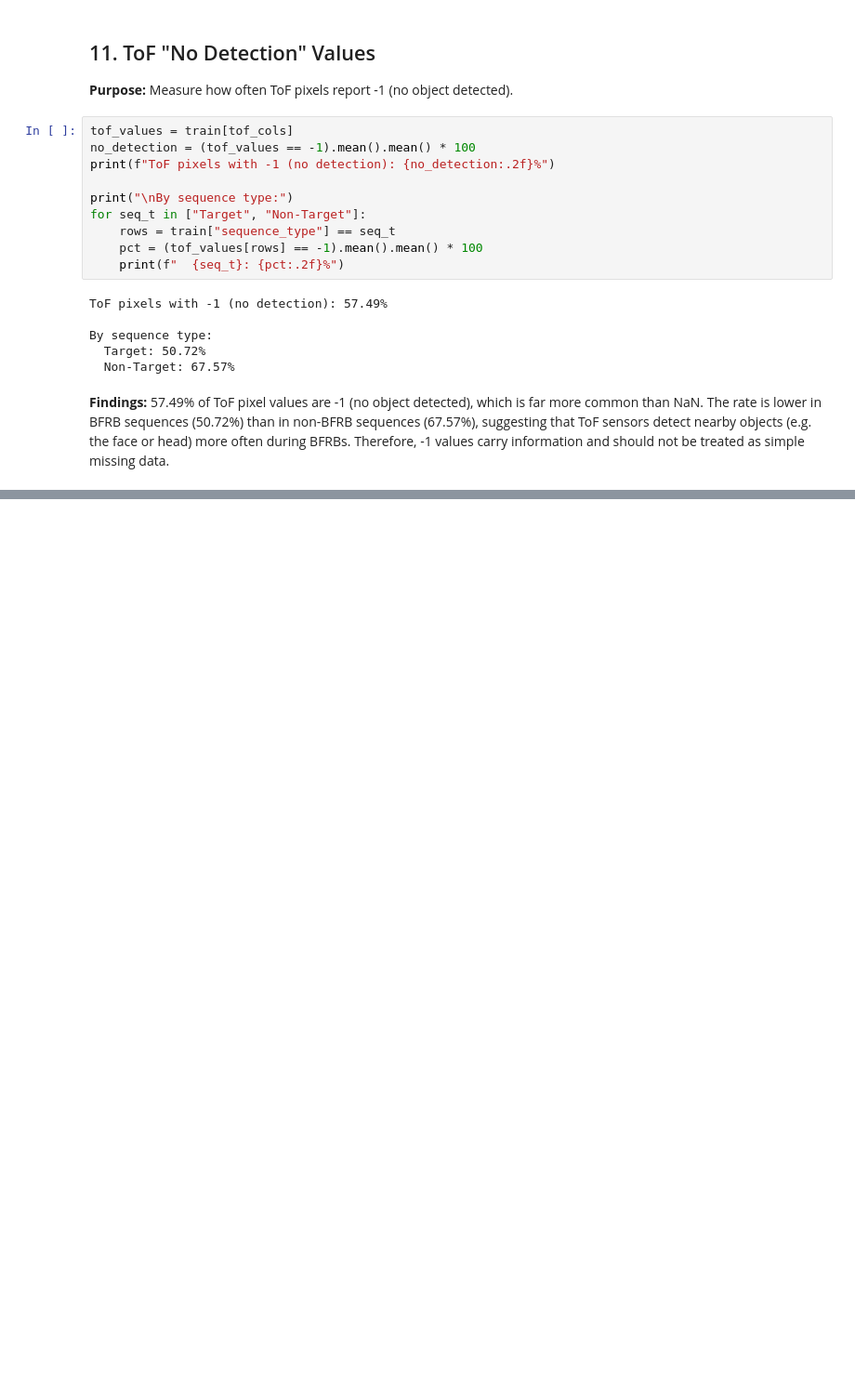
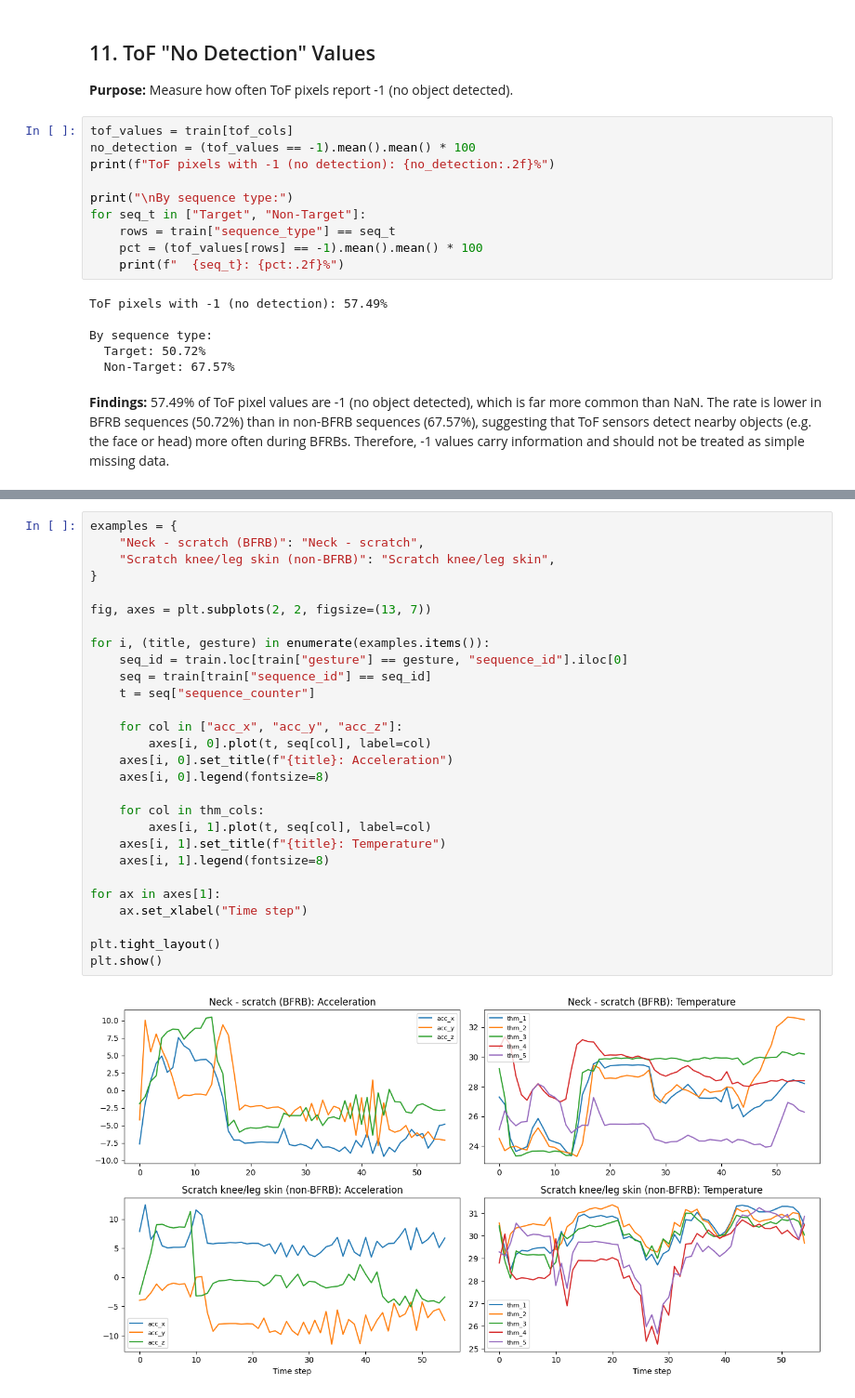
Before and after one commit to ezgitemur/GROUP18_CENG313, a Jupyter notebook: assignment1_eda_baseline.ipynb, the cells around one changed output, grey strips where cells are left out. Shown at 93% size. Cells and saved outputs as stored; diff of their text form; blank space fills up the shorter version.

Commit message:
Complete EDA: plots, missing values, ToF analysis, example signals, demographics

```diff
--- a/assignment1_eda_baseline.ipynb
+++ b/assignment1_eda_baseline.ipynb
@@ -222,0 +226,30 @@ By sequence type:
+# %%
+examples = {
+    "Neck - scratch (BFRB)": "Neck - scratch",
+    "Scratch knee/leg skin (non-BFRB)": "Scratch knee/leg skin",
+}
+
+fig, axes = plt.subplots(2, 2, figsize=(13, 7))
+
+for i, (title, gesture) in enumerate(examples.items()):
+    seq_id = train.loc[train["gesture"] == gesture, "sequence_id"].iloc[0]
+    seq = train[train["sequence_id"] == seq_id]
+    t = seq["sequence_counter"]
+
+    for col in ["acc_x", "acc_y", "acc_z"]:
+        axes[i, 0].plot(t, seq[col], label=col)
+    axes[i, 0].set_title(f"{title}: Acceleration")
+    axes[i, 0].legend(fontsize=8)
+
+    for col in thm_cols:
+        axes[i, 1].plot(t, seq[col], label=col)
+    axes[i, 1].set_title(f"{title}: Temperature")
+    axes[i, 1].legend(fontsize=8)
+
+for ax in axes[1]:
+    ax.set_xlabel("Time step")
+
+plt.tight_layout()
+plt.show()
+# %% [output]
+[figure, added]
```
Also changed, not shown: parts of 6 cells of this notebook.
